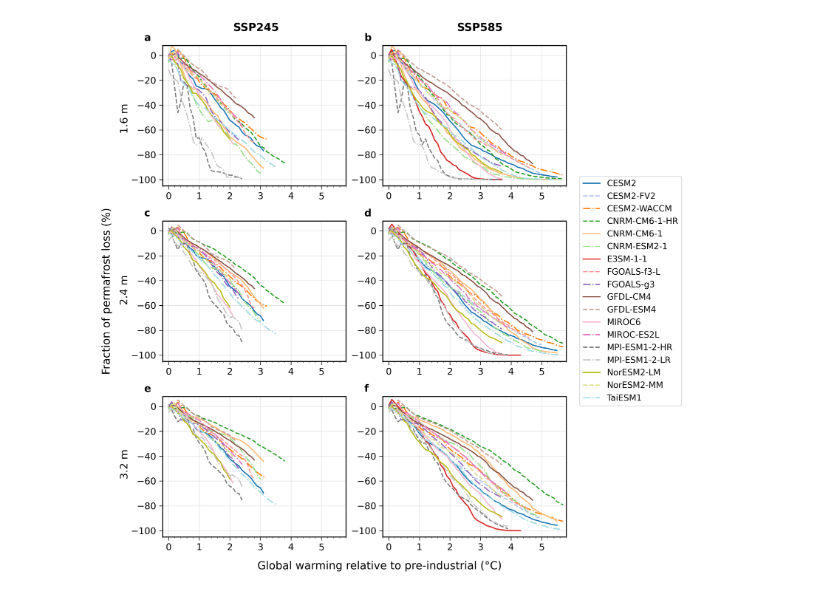
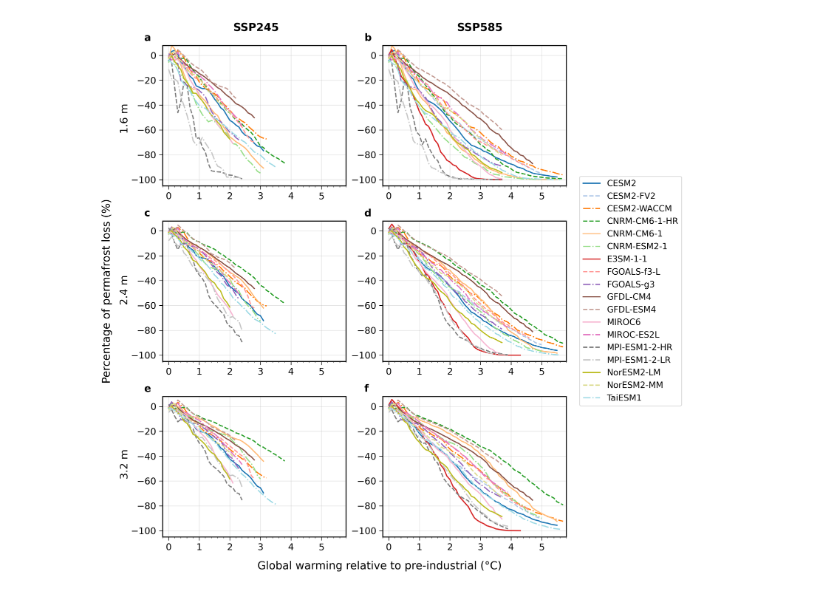
Before and after one commit to jiaxuwang321/Observational-constraints-reveal-exacerbated-permafrost-loss-across-northern-Eurasia, a Jupyter notebook: Plot/S02.Changes_in_pfarea_with_temperature_two_ssp.ipynb, the cells around one changed output. Cells and saved outputs as stored; diff of their text form; code cells hidden in the pictures.

```diff
--- a/Plot/S02.Changes_in_pfarea_with_temperature_two_ssp.ipynb
+++ b/Plot/S02.Changes_in_pfarea_with_temperature_two_ssp.ipynb
@@ -197,35 +197,35 @@ for i, depth in enumerate(depths):
             ha='center', va='center', fontsize=13.5, rotation=90)
 
 # Add "Fraction of permafrost loss" label on the far left center
-fig.text(0.01, 0.5, 'Fraction of permafrost loss (%)',
+fig.text(0.01, 0.5, 'Percentage of permafrost loss (%)',
          ha='center', va='center', fontsize=14, rotation=90)
 
 # Add "Global warming relative to pre-industrial" label at bottom center
 fig.text(0.5, 0.03, 'Global warming relative to pre-industrial (°C)',
          ha='center', va='center', fontsize=14)
 
 # Remove individual y-axis labels from subplots since we have the global label
 for ax in axs.flat:
     ax.set_ylabel('')
     ax.set_xlabel('')
 
 # Add scenario labels at top of each column
 fig.text(0.278, 0.95, 'SSP245', ha='center', va='center', fontsize=14, weight='bold')
 fig.text(0.68, 0.95, 'SSP585', ha='center', va='center', fontsize=14, weight='bold')
 
 # Create unified legend using all models (from 585 scenario since it has more models)
 legend_handles = []
 for model in models_585:
     style = model_styles[model]
     handle = plt.Line2D([], [], color=style['color'], linestyle=style['linestyle'], label=model)
     legend_handles.append(handle)
 
 fig.legend(handles=legend_handles, loc='center right', bbox_to_anchor=(1.05, 0.5),
            edgecolor='lightgrey', fontsize=11)
 
 plt.subplots_adjust(left=0.11, right=0.835, top=0.92, bottom=0.08)
 plt.show()
 # %% [output]
-[figure, old version]
+[figure, new version]
 # %%
 fig.savefig("../Figures/FigureS2.png", bbox_inches='tight',dpi=300)
```
Also changed, not shown: 5 other files.
